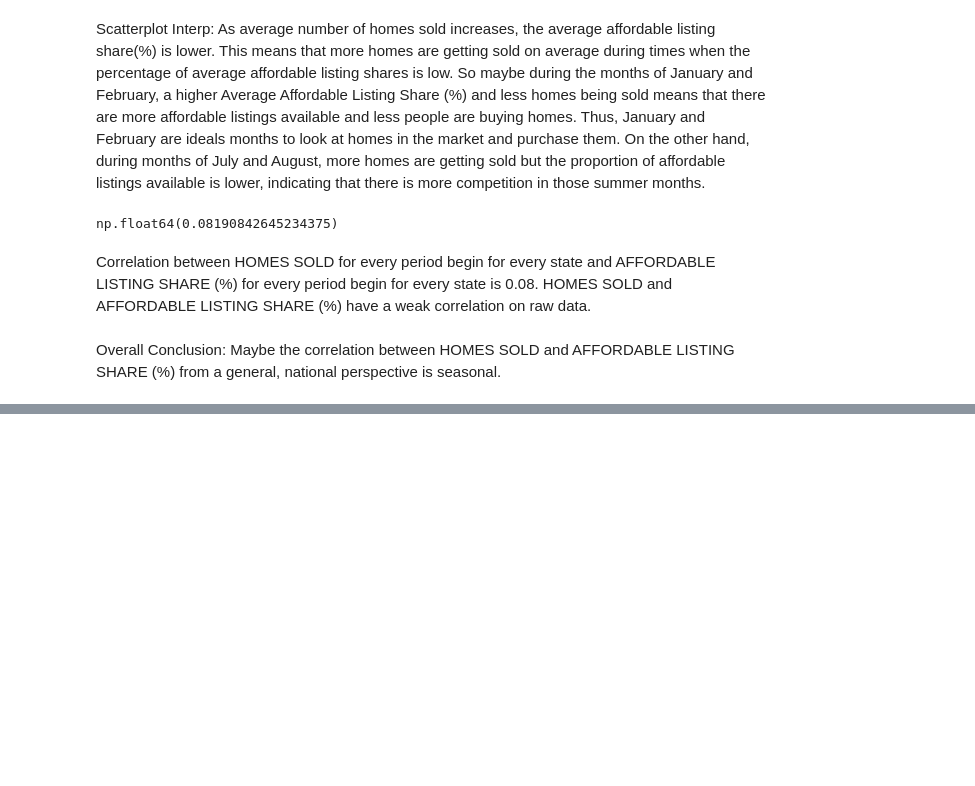
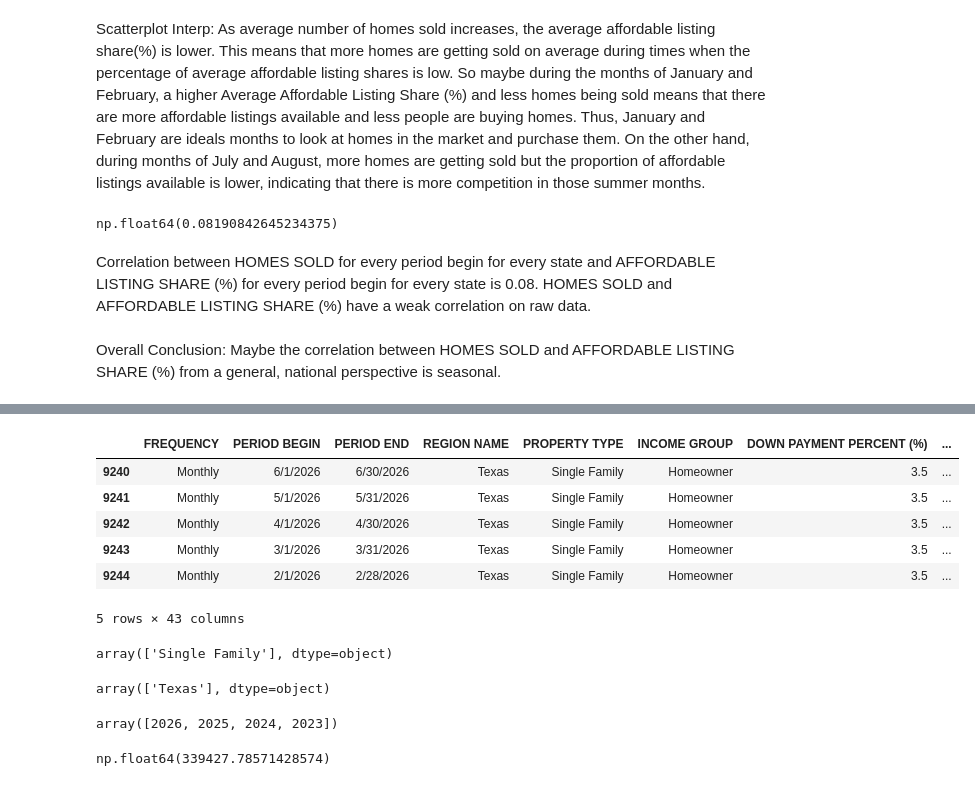
Before and after one commit to tararajagopalan/AAI-500-HomeownerAnalysis-Final-Project, a Jupyter notebook: TaraEDA.ipynb, the cells around one changed output, grey strips where cells are left out. Cells and saved outputs as stored; diff of their text form; code cells hidden in the pictures; blank space fills up the shorter version.

```diff
--- a/TaraEDA.ipynb
+++ b/TaraEDA.ipynb
@@ -1479,0 +1652,2 @@ Overall Conclusion: Maybe the correlation between HOMES SOLD and AFFORDABLE LIST
+# %%
+dataset_df = pd.read_csv("UpdatedCombinedPropertyDataset.csv")
@@ -1479,0 +1678,12 @@ Overall Conclusion: Maybe the correlation between HOMES SOLD and AFFORDABLE LIST
+# %%
+Texas_df = dataset_df[dataset_df['REGION NAME'] == 'Texas']
+# %%
+Texas_df.head()
+# %% [output]
+|  | FREQUENCY | PERIOD BEGIN | PERIOD END | REGION NAME | PROPERTY TYPE | INCOME GROUP | DOWN PAYMENT PERCENT (%) | ... |
+| 9240 | Monthly | 6/1/2026 | 6/30/2026 | Texas | Single Family | Homeowner | 3.5 | ... |
+| 9241 | Monthly | 5/1/2026 | 5/31/2026 | Texas | Single Family | Homeowner | 3.5 | ... |
+| 9242 | Monthly | 4/1/2026 | 4/30/2026 | Texas | Single Family | Homeowner | 3.5 | ... |
+| 9243 | Monthly | 3/1/2026 | 3/31/2026 | Texas | Single Family | Homeowner | 3.5 | ... |
+| 9244 | Monthly | 2/1/2026 | 2/28/2026 | Texas | Single Family | Homeowner | 3.5 | ... |
+5 rows × 43 columns
@@ -1479,0 +1692,16 @@ Overall Conclusion: Maybe the correlation between HOMES SOLD and AFFORDABLE LIST
+# %%
+Texas_df['PROPERTY TYPE'].unique() #should only print 'single family'
+# %% [output]
+array(['Single Family'], dtype=object)
+# %%
+Texas_df['REGION NAME'].unique()
+# %% [output]
+array(['Texas'], dtype=object)
+# %%
+Texas_df['Year'].unique()
+# %% [output]
+array([2026, 2025, 2024, 2023])
+# %%
+Texas_df['MEDIAN SALE PRICE ($)'].mean()
+# %% [output]
+np.float64(339427.78571428574)
```
Also changed, not shown: parts of 30 cells of this notebook.
